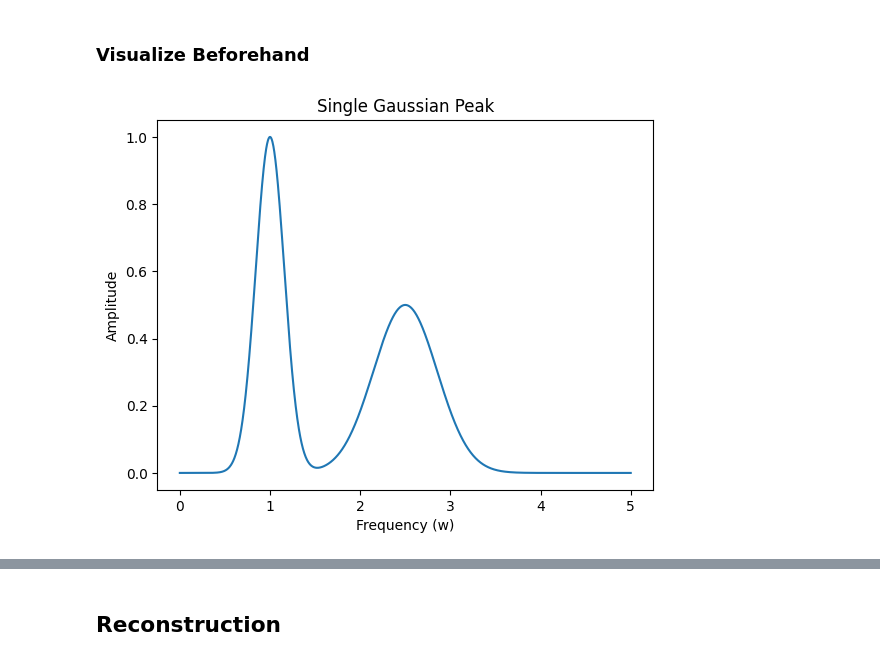
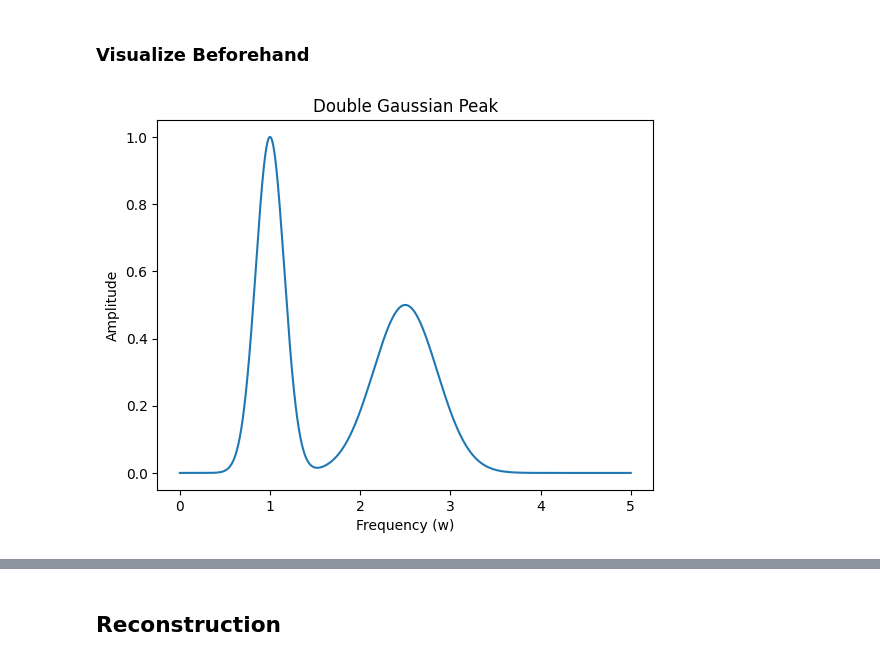
Before and after one commit to JonasTurnwald/fredipy, a Jupyter notebook: examples/gaussian_mixture_model.ipynb, the cells around one changed output, grey strips where cells are left out. Saved outputs shown, nothing was run; the diff lists cells and outputs as text; code cells hidden in the pictures.

```diff
--- a/examples/gaussian_mixture_model.ipynb
+++ b/examples/gaussian_mixture_model.ipynb
@@ -60,11 +57,11 @@ data = {
 # %%
 plt.plot(freq_mesh, ref_spec)
 plt.xlabel("Frequency (w)")
 plt.ylabel("Amplitude")
-plt.title("Single Gaussian Peak")
+plt.title("Double Gaussian Peak")
 plt.show()
 # %% [output]
-[figure, old version]
+[figure, new version]
 # %%
 plt.scatter(matsubara_mesh, ref_eucl, color='blue', label='reference data')
 plt.scatter(matsubara_mesh, noised_eucl, color='red', label='noisy data')
```
Also changed, not shown: parts of 4 cells of this notebook.
